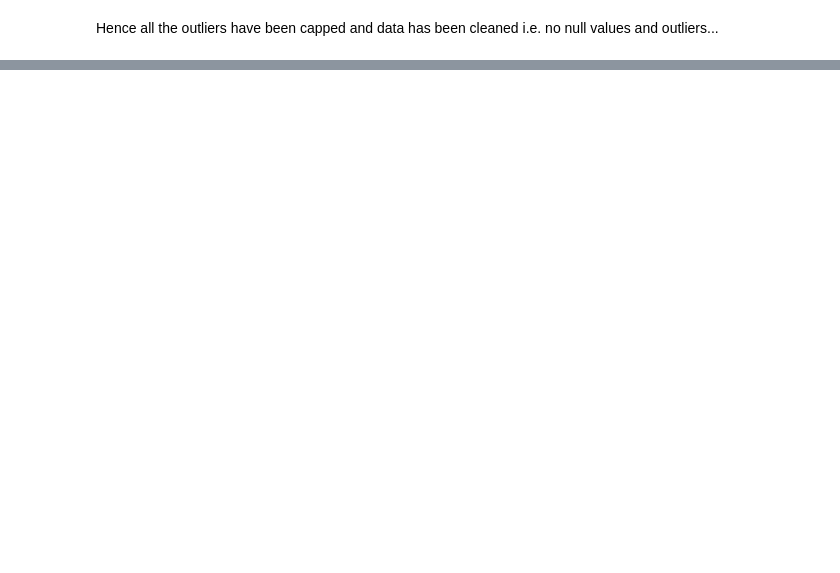
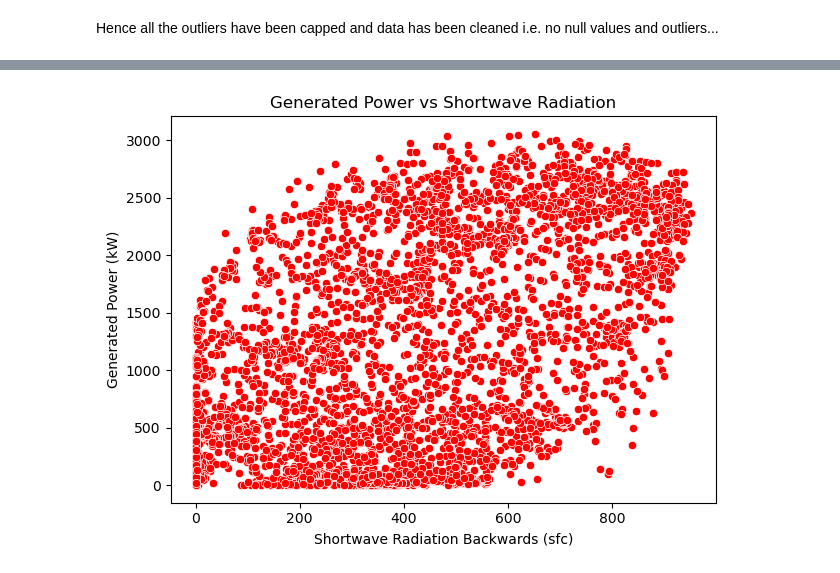
Before and after one commit to Akash090804/CCC_MLtasks, a Jupyter notebook: TASK2CCC.ipynb, the cells around one changed output, grey strips where cells are left out. Saved outputs shown, nothing was run; the diff lists cells and outputs as text; code cells hidden in the pictures; blank space fills up the shorter version.

```diff
--- a/TASK2CCC.ipynb
+++ b/TASK2CCC.ipynb
@@ -214,0 +286,12 @@ Hence all the outliers have been capped and data has been cleaned i.e. no null v
+# %%
+
+# Shortwave Radiation vs. Power
+sns.scatterplot(x='shortwave_radiation_backwards_sfc', y='generated_power_kw', data=df, color='red')
+plt.title('Generated Power vs Shortwave Radiation')
+plt.xlabel('Shortwave Radiation Backwards (sfc)')
+plt.ylabel('Generated Power (kW)')
+
+plt.tight_layout()
+plt.show()
+# %% [output]
+[figure, added]
```
Also changed, not shown: parts of 11 cells of this notebook.
